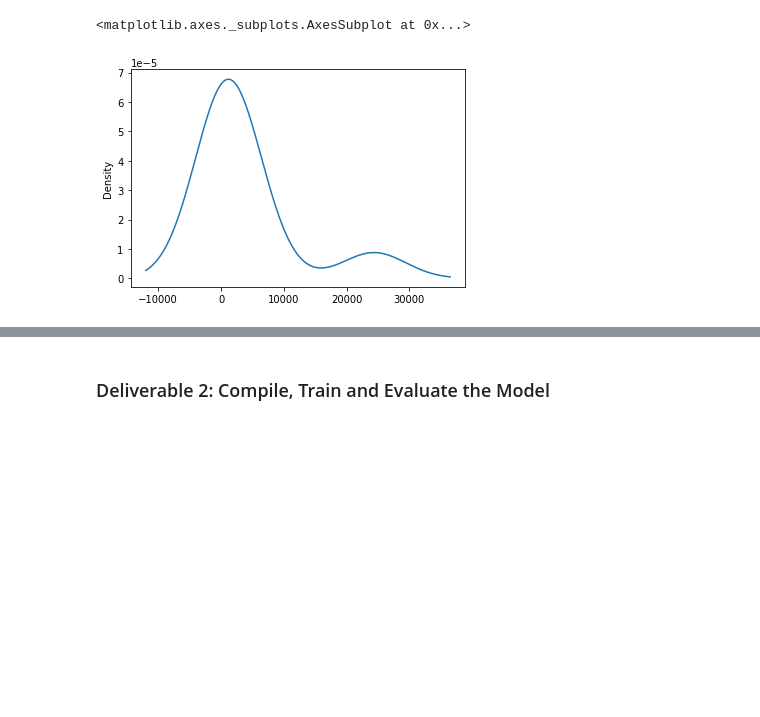
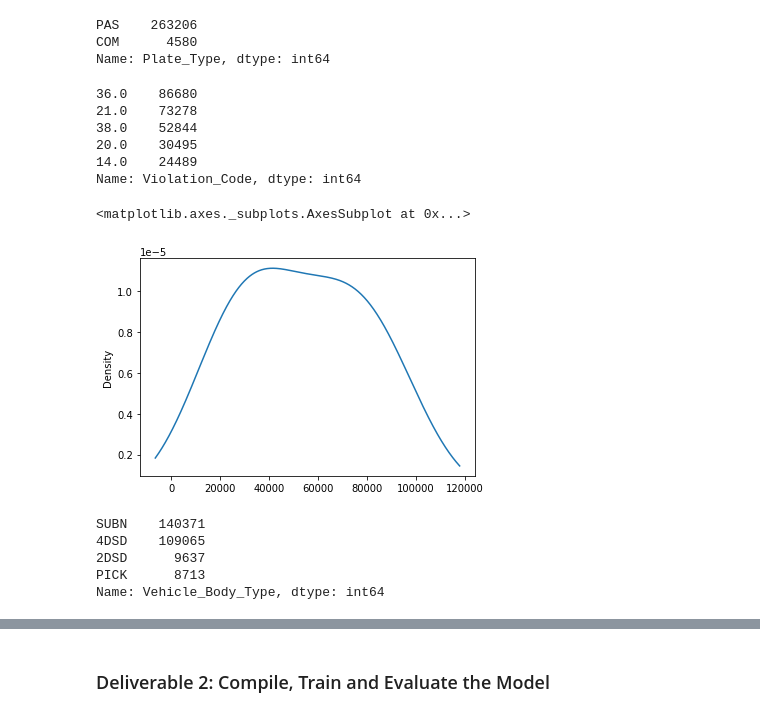
Before and after one commit to alorenz465446/NYC_Parking_Tickets, a Jupyter notebook: NYC_Neuro_Network.ipynb, the cells around one changed output, grey strips where cells are left out. Cells and saved outputs as stored; diff of their text form; code cells hidden in the pictures; blank space fills up the shorter version.

```diff
--- a/NYC_Neuro_Network.ipynb
+++ b/NYC_Neuro_Network.ipynb
@@ -65,0 +87,4 @@ Name: INCOME_AMT, dtype: int64
+# %%
+# drop Vehicle_Year rows with 0's
+nyc_df= nyc_df[nyc_df.Vehicle_Year != 0]
+nyc_df
@@ -65,0 +105,11 @@ Name: INCOME_AMT, dtype: int64
+# %%
+# Replace all 1900's values to 1900 together
+def change_year(year):
+  if year <= 1999:
+    return 1900
+  elif year >= 2018:
+    return 2100
+  else: return year;
+
+nyc_df['Vehicle_Year']= nyc_df['Vehicle_Year'].apply(change_year)
+nyc_df
@@ -65,0 +155,4 @@ Name: INCOME_AMT, dtype: int64
+# %%
+# drop Vehicle_Year rows with 2100's
+nyc_df= nyc_df[nyc_df.Vehicle_Year != 2100]
+nyc_df
@@ -66,6 +173,35 @@ Name: INCOME_AMT, dtype: int64
+# %%
+# Look at 'Plate_Type' value counts for binning
+Plate_Type_count=nyc_df['Plate_Type'].value_counts()
+Plate_Type_count
+# %% [output]
+PAS    263206
+COM      4580
+Name: Plate_Type, dtype: int64
+# %%
+# Look at 'Violation_Code' value counts for binning
+Violation_Code_count=nyc_df['Violation_Code'].value_counts()
+Violation_Code_count
+# %% [output]
+36.0    86680
+21.0    73278
+38.0    52844
+20.0    30495
+14.0    24489
+Name: Violation_Code, dtype: int64
 # %%
-# Visualize the value counts of 'column'
-column_count.plot.density()
+# Visualize the value counts of 'COLUMN'
+Violation_Code_count.plot.density()
 # %% [output]
 <matplotlib.axes._subplots.AxesSubplot at 0x...>
-[figure, old version]
+[figure, new version]
+# %%
+# Look at 'Vehicle_Body_Type' value counts for binning
+Vehicle_Body_Type_count=nyc_df['Vehicle_Body_Type'].value_counts()
+Vehicle_Body_Type_count
+# %% [output]
+SUBN    140371
+4DSD    109065
+2DSD      9637
+PICK      8713
+Name: Vehicle_Body_Type, dtype: int64
```
Also changed, not shown: parts of 29 cells of this notebook.
